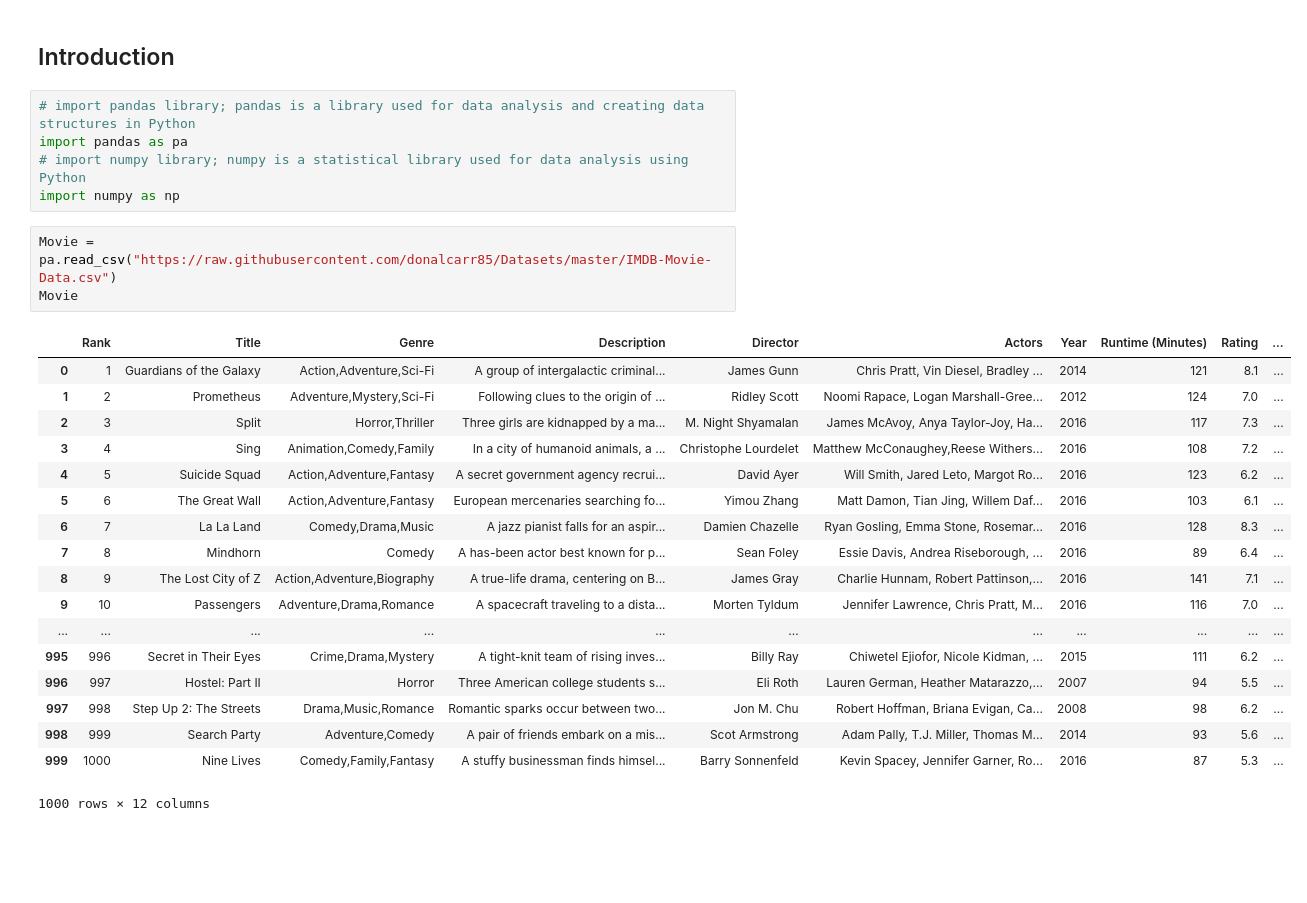
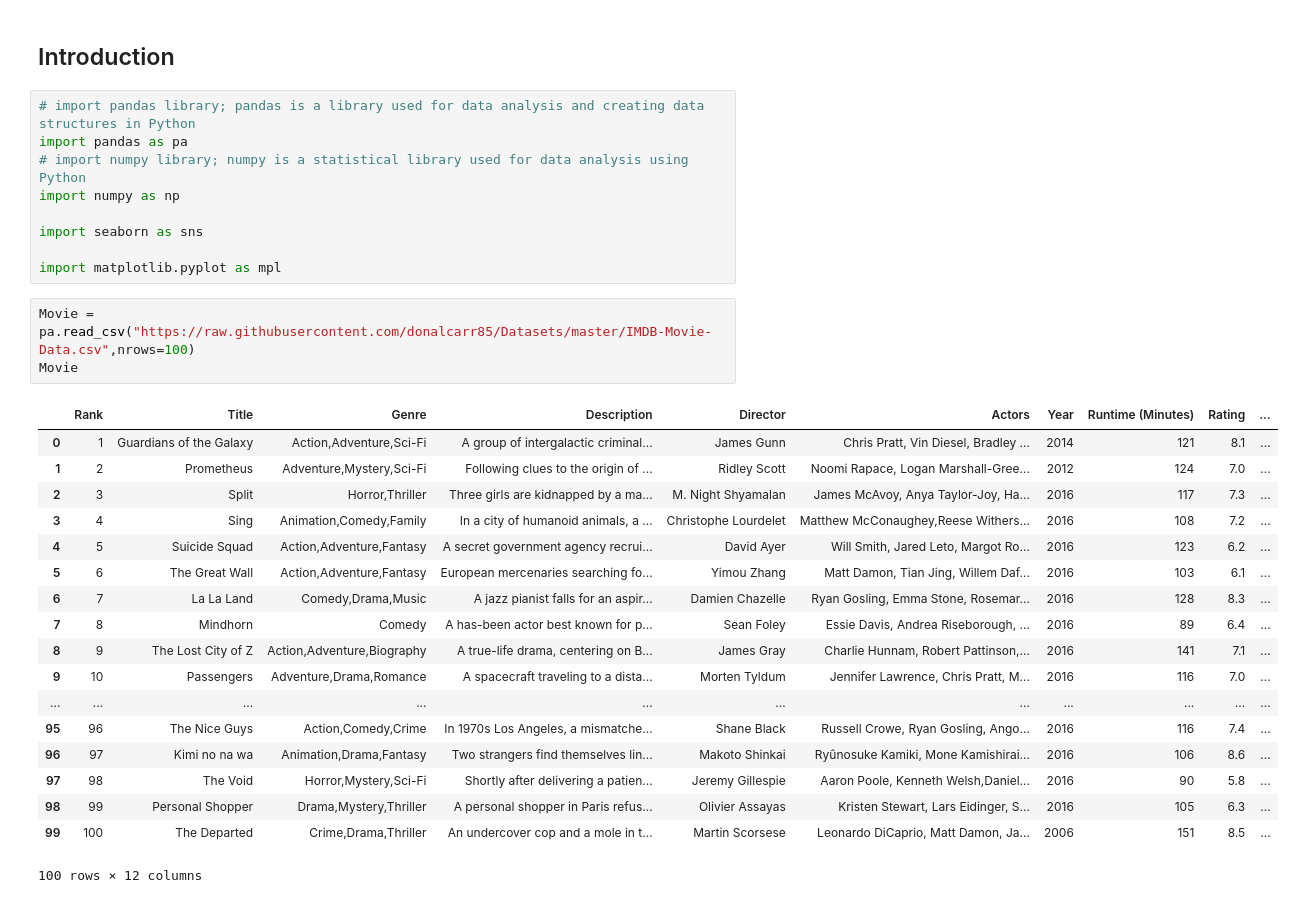
Before and after one commit to donalcarr/DC_Real-World-Simulation, a Jupyter notebook: Project 2018 - Simulation Movies.ipynb, the cells around one changed output. Cells and saved outputs as stored; diff of their text form; blank space fills up the shorter version.

```diff
--- a/Project 2018 - Simulation Movies.ipynb
+++ b/Project 2018 - Simulation Movies.ipynb
@@ -7,25 +7,29 @@
 import pandas as pa
 # import numpy library; numpy is a statistical library used for data analysis using Python
 import numpy as np
+
+import seaborn as sns
+
+import matplotlib.pyplot as mpl
 # %%
-Movie = pa.read_csv("https://raw.githubusercontent.com/donalcarr85/Datasets/master/IMDB-Movie-Data.csv")
+Movie = pa.read_csv("https://raw.githubusercontent.com/donalcarr85/Datasets/master/IMDB-Movie-Data.csv",nrows=100)
 Movie
 # %% [output]
 |  | Rank | Title | Genre | Description | Director | Actors | Year | Runtime (Minutes) | Rating | ... |
 | 0 | 1 | Guardians of the Galaxy | Action,Adventure,Sci-Fi | A group of intergalactic criminal... | James Gunn | Chris Pratt, Vin Diesel, Bradley ... | 2014 | 121 | 8.1 | ... |
 | 1 | 2 | Prometheus | Adventure,Mystery,Sci-Fi | Following clues to the origin of ... | Ridley Scott | Noomi Rapace, Logan Marshall-Gree... | 2012 | 124 | 7.0 | ... |
 | 2 | 3 | Split | Horror,Thriller | Three girls are kidnapped by a ma... | M. Night Shyamalan | James McAvoy, Anya Taylor-Joy, Ha... | 2016 | 117 | 7.3 | ... |
 | 3 | 4 | Sing | Animation,Comedy,Family | In a city of humanoid animals, a ... | Christophe Lourdelet | Matthew McConaughey,Reese Withers... | 2016 | 108 | 7.2 | ... |
 | 4 | 5 | Suicide Squad | Action,Adventure,Fantasy | A secret government agency recrui... | David Ayer | Will Smith, Jared Leto, Margot Ro... | 2016 | 123 | 6.2 | ... |
 | 5 | 6 | The Great Wall | Action,Adventure,Fantasy | European mercenaries searching fo... | Yimou Zhang | Matt Damon, Tian Jing, Willem Daf... | 2016 | 103 | 6.1 | ... |
 | 6 | 7 | La La Land | Comedy,Drama,Music | A jazz pianist falls for an aspir... | Damien Chazelle | Ryan Gosling, Emma Stone, Rosemar... | 2016 | 128 | 8.3 | ... |
 | 7 | 8 | Mindhorn | Comedy | A has-been actor best known for p... | Sean Foley | Essie Davis, Andrea Riseborough, ... | 2016 | 89 | 6.4 | ... |
 | 8 | 9 | The Lost City of Z | Action,Adventure,Biography | A true-life drama, centering on B... | James Gray | Charlie Hunnam, Robert Pattinson,... | 2016 | 141 | 7.1 | ... |
 | 9 | 10 | Passengers | Adventure,Drama,Romance | A spacecraft traveling to a dista... | Morten Tyldum | Jennifer Lawrence, Chris Pratt, M... | 2016 | 116 | 7.0 | ... |
 | ... | ... | ... | ... | ... | ... | ... | ... | ... | ... | ... |
-| 995 | 996 | Secret in Their Eyes | Crime,Drama,Mystery | A tight-knit team of rising inves... | Billy Ray | Chiwetel Ejiofor, Nicole Kidman, ... | 2015 | 111 | 6.2 | ... |
-| 996 | 997 | Hostel: Part II | Horror | Three American college students s... | Eli Roth | Lauren German, Heather Matarazzo,... | 2007 | 94 | 5.5 | ... |
-| 997 | 998 | Step Up 2: The Streets | Drama,Music,Romance | Romantic sparks occur between two... | Jon M. Chu | Robert Hoffman, Briana Evigan, Ca... | 2008 | 98 | 6.2 | ... |
-| 998 | 999 | Search Party | Adventure,Comedy | A pair of friends embark on a mis... | Scot Armstrong | Adam Pally, T.J. Miller, Thomas M... | 2014 | 93 | 5.6 | ... |
-| 999 | 1000 | Nine Lives | Comedy,Family,Fantasy | A stuffy businessman finds himsel... | Barry Sonnenfeld | Kevin Spacey, Jennifer Garner, Ro... | 2016 | 87 | 5.3 | ... |
+| 95 | 96 | The Nice Guys | Action,Comedy,Crime | In 1970s Los Angeles, a mismatche... | Shane Black | Russell Crowe, Ryan Gosling, Ango... | 2016 | 116 | 7.4 | ... |
+| 96 | 97 | Kimi no na wa | Animation,Drama,Fantasy | Two strangers find themselves lin... | Makoto Shinkai | Ryûnosuke Kamiki, Mone Kamishirai... | 2016 | 106 | 8.6 | ... |
+| 97 | 98 | The Void | Horror,Mystery,Sci-Fi | Shortly after delivering a patien... | Jeremy Gillespie | Aaron Poole, Kenneth Welsh,Daniel... | 2016 | 90 | 5.8 | ... |
+| 98 | 99 | Personal Shopper | Drama,Mystery,Thriller | A personal shopper in Paris refus... | Olivier Assayas | Kristen Stewart, Lars Eidinger, S... | 2016 | 105 | 6.3 | ... |
+| 99 | 100 | The Departed | Crime,Drama,Thriller | An undercover cop and a mole in t... | Martin Scorsese | Leonardo DiCaprio, Matt Damon, Ja... | 2006 | 151 | 8.5 | ... |
-1000 rows × 12 columns
+100 rows × 12 columns
```
Also changed, not shown: parts of 6 cells of this notebook.
